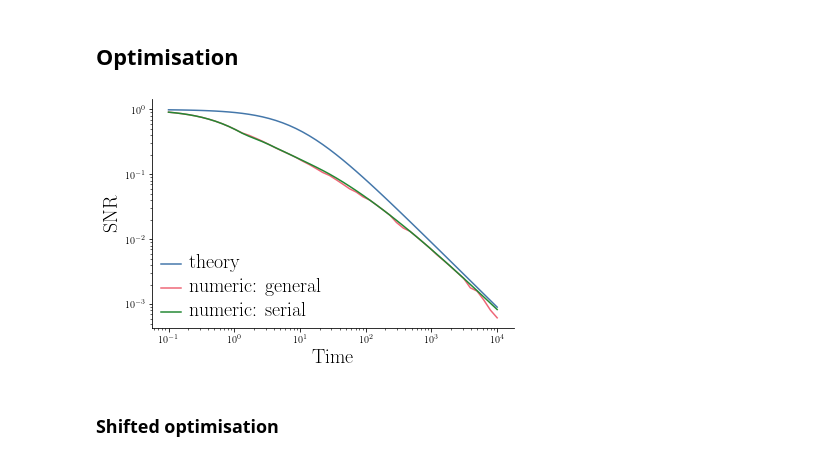
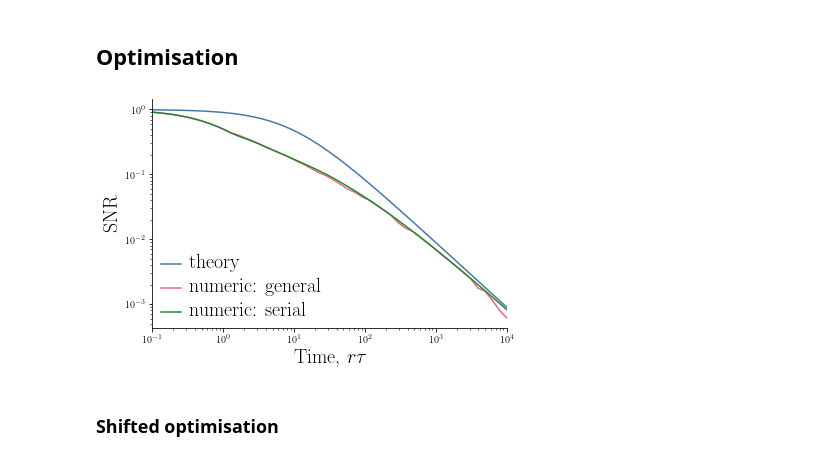
Before and after one commit to ganguli-lab/Complex_Synapse, a Jupyter notebook: Code/Python/plots.ipynb, the cells around one changed output. Drawn from its saved outputs; the diff is of its cells as text; code cells hidden in the pictures.

```diff
--- a/Code/Python/plots.ipynb
+++ b/Code/Python/plots.ipynb
@@ -65,14 +87,15 @@ envelope_gen, models_gen = cs.optimise.optim_laplace_range(s, nst, serial=False,
 # %%
 fig_num, ax = plt.subplots()
 ax.loglog(1/s, envelope_theory * s, label='theory')
 ax.loglog(1/s, envelope_gen * s, label='numeric: general')
 ax.loglog(1/s, envelope_srl * s, label='numeric: serial')
-ax.set_xlabel("Time")
+ax.set_xlabel(r"Time, $r\tau$")
 ax.set_ylabel("SNR")
+ax.set_xlim(1/s[-1], 1/s[0])
 lg = ax.legend(loc="lower left")
 mplt.clean_axes(ax)
 # %% [output]
-[figure, old version]
+[figure, new version]
 # %% [markdown]
 ### Shifted optimisation
 # %%
```
Also changed, not shown: parts of 20 cells of this notebook, 13 other files.
